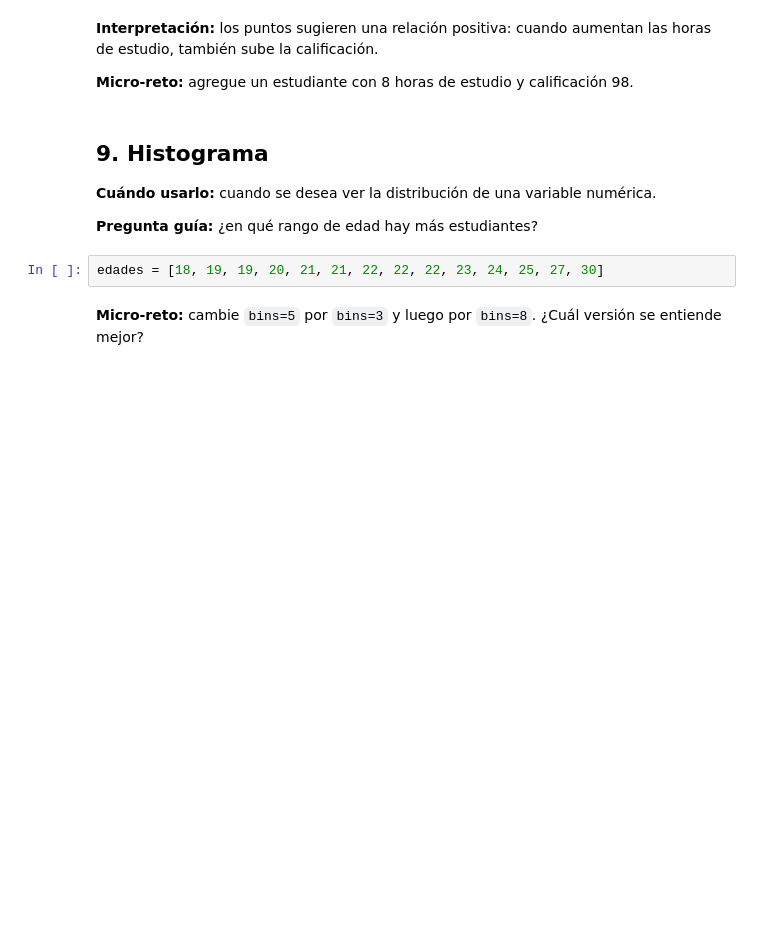
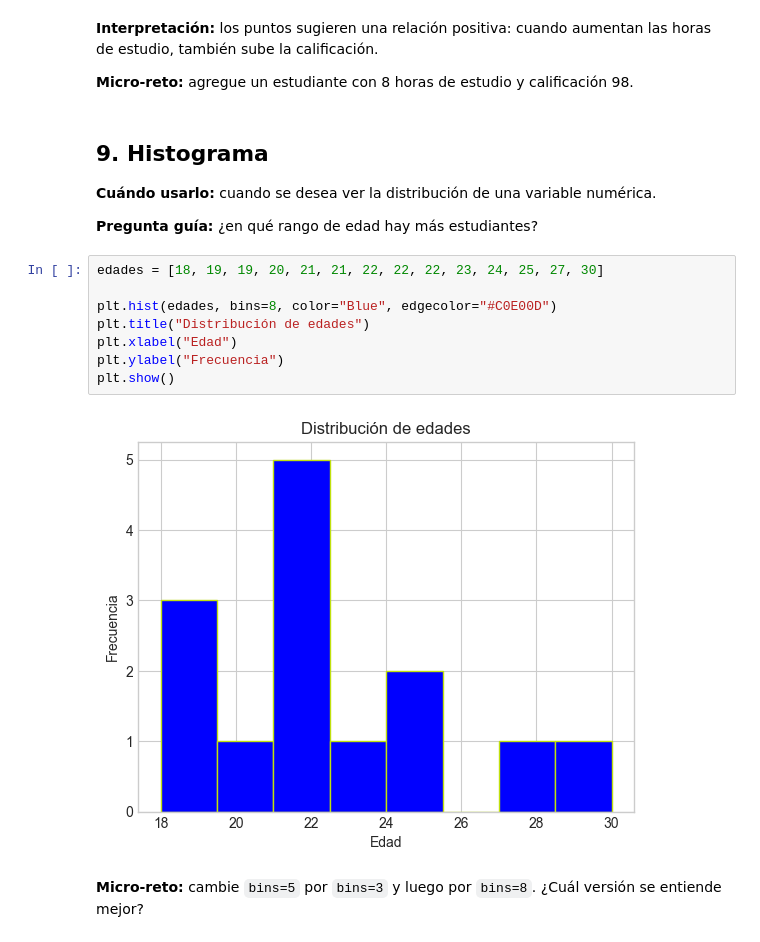
Before and after one commit to Blith9926/Fundamentos-de-Python, a Jupyter notebook: 08_Matplotlib/01 - Aprender Matplotlib.ipynb, the cells around one changed output. Saved outputs shown, nothing was run; the diff lists cells and outputs as text; blank space fills up the shorter version.

```diff
--- a/08_Matplotlib/01 - Aprender Matplotlib.ipynb
+++ b/08_Matplotlib/01 - Aprender Matplotlib.ipynb
@@ -232,6 +232,14 @@ plt.show()
 **Pregunta guía:** ¿en qué rango de edad hay más estudiantes?
 # %%
 edades = [18, 19, 19, 20, 21, 21, 22, 22, 22, 23, 24, 25, 27, 30]
+
+plt.hist(edades, bins=8, color="Blue", edgecolor="#C0E00D")
+plt.title("Distribución de edades")
+plt.xlabel("Edad")
+plt.ylabel("Frecuencia")
+plt.show()
+# %% [output]
+[figure, added]
 # %% [markdown]
 **Micro-reto:** cambie `bins=5` por `bins=3` y luego por `bins=8`. ¿Cuál versión se entiende mejor?
 # %% [markdown]
```
Also changed, not shown: parts of 2 cells of this notebook.
